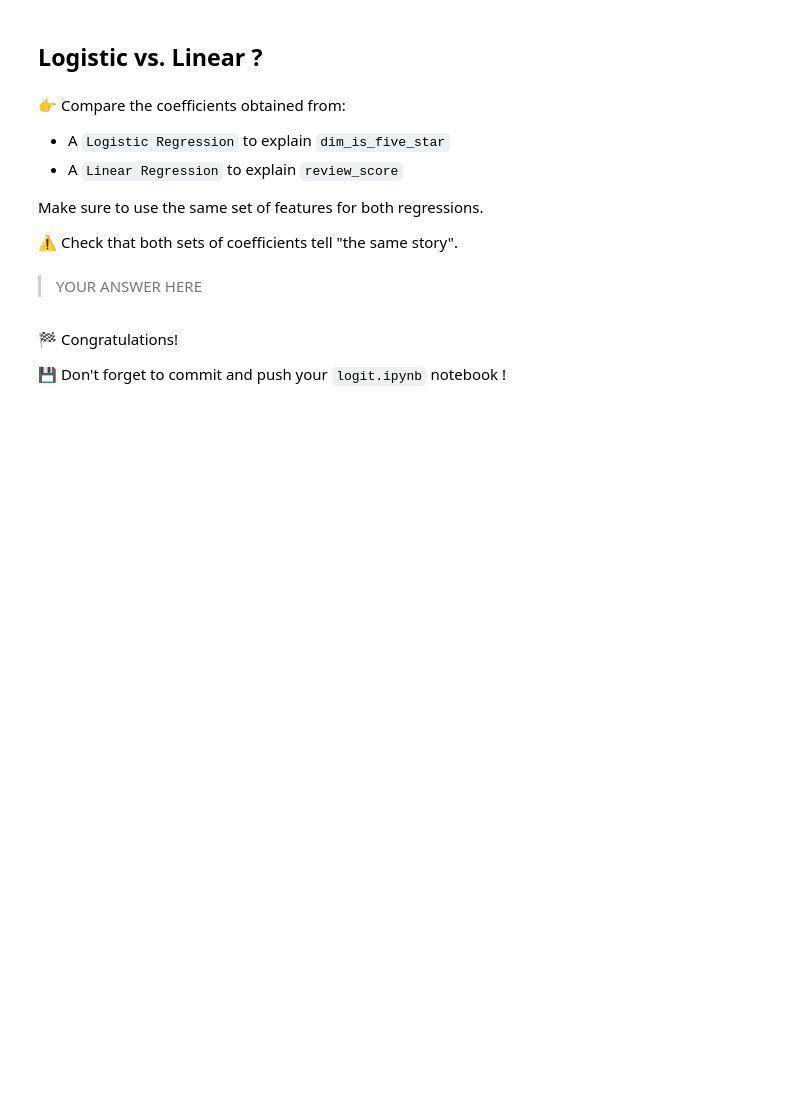
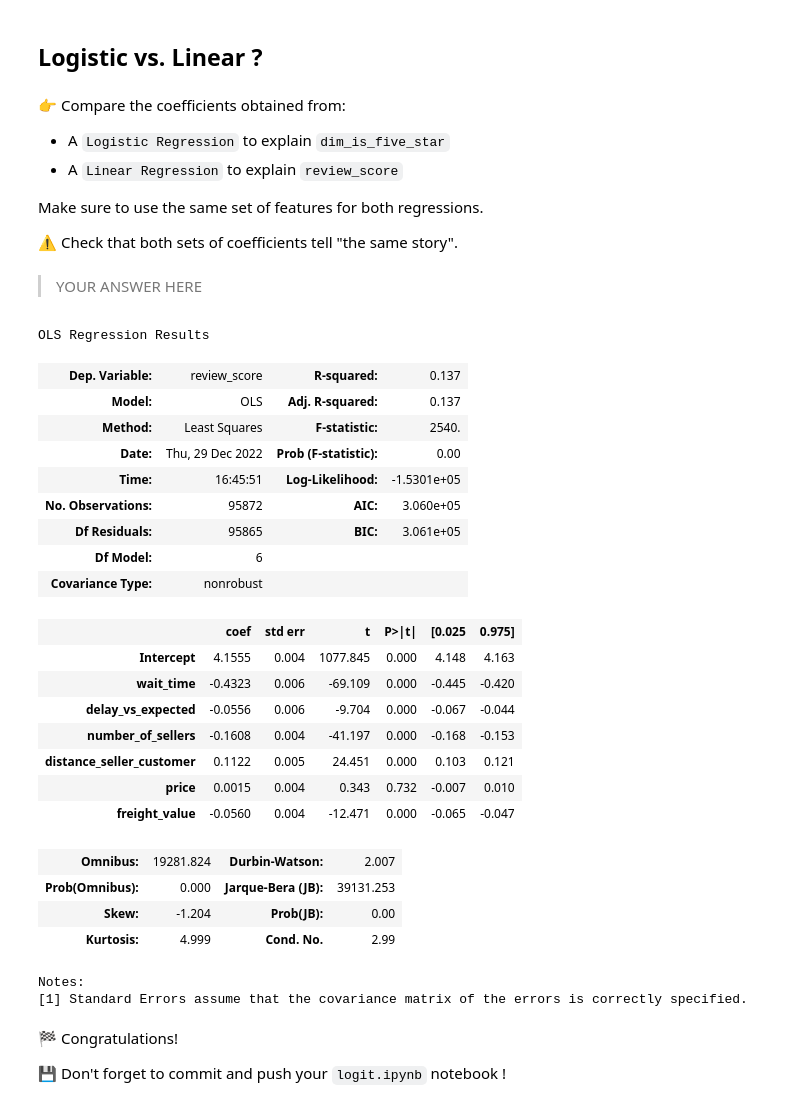
Before and after one commit to multiyumz/data-science-challenges, a Jupyter notebook: data-logit/logit.ipynb, the cells around one changed output. Cells and saved outputs as stored; diff of their text form; code cells hidden in the pictures; blank space fills up the shorter version.

```diff
--- a/data-logit/logit.ipynb
+++ b/data-logit/logit.ipynb
@@ -146,3 +235,32 @@ Make sure to use the same set of features for both regressions.
+# %%
+linear_model = smf.ols(formula=f"review_score ~ {'+ '.join(features)}", data=order_standardised).fit()
+
+linear_model.summary()
+# %% [output]
+OLS Regression Results
+| Dep. Variable: | review_score | R-squared: | 0.137 |
+| Model: | OLS | Adj. R-squared: | 0.137 |
+| Method: | Least Squares | F-statistic: | 2540. |
+| Date: | Thu, 29 Dec 2022 | Prob (F-statistic): | 0.00 |
+| Time: | 16:45:51 | Log-Likelihood: | -1.5301e+05 |
+| No. Observations: | 95872 | AIC: | 3.060e+05 |
+| Df Residuals: | 95865 | BIC: | 3.061e+05 |
+| Df Model: | 6 |  |  |
+| Covariance Type: | nonrobust |  |  |
+|  | coef | std err | t | P>|t| | [0.025 | 0.975] |
+| Intercept | 4.1555 | 0.004 | 1077.845 | 0.000 | 4.148 | 4.163 |
+| wait_time | -0.4323 | 0.006 | -69.109 | 0.000 | -0.445 | -0.420 |
+| delay_vs_expected | -0.0556 | 0.006 | -9.704 | 0.000 | -0.067 | -0.044 |
+| number_of_sellers | -0.1608 | 0.004 | -41.197 | 0.000 | -0.168 | -0.153 |
+| distance_seller_customer | 0.1122 | 0.005 | 24.451 | 0.000 | 0.103 | 0.121 |
+| price | 0.0015 | 0.004 | 0.343 | 0.732 | -0.007 | 0.010 |
+| freight_value | -0.0560 | 0.004 | -12.471 | 0.000 | -0.065 | -0.047 |
+| Omnibus: | 19281.824 | Durbin-Watson: | 2.007 |
+| Prob(Omnibus): | 0.000 | Jarque-Bera (JB): | 39131.253 |
+| Skew: | -1.204 | Prob(JB): | 0.00 |
+| Kurtosis: | 4.999 | Cond. No. | 2.99 |
+Notes:
+[1] Standard Errors assume that the covariance matrix of the errors is correctly specified.
 # %% [markdown]
 🏁 Congratulations!
 
```
Also changed, not shown: parts of 12 cells of this notebook, 1 other file.
